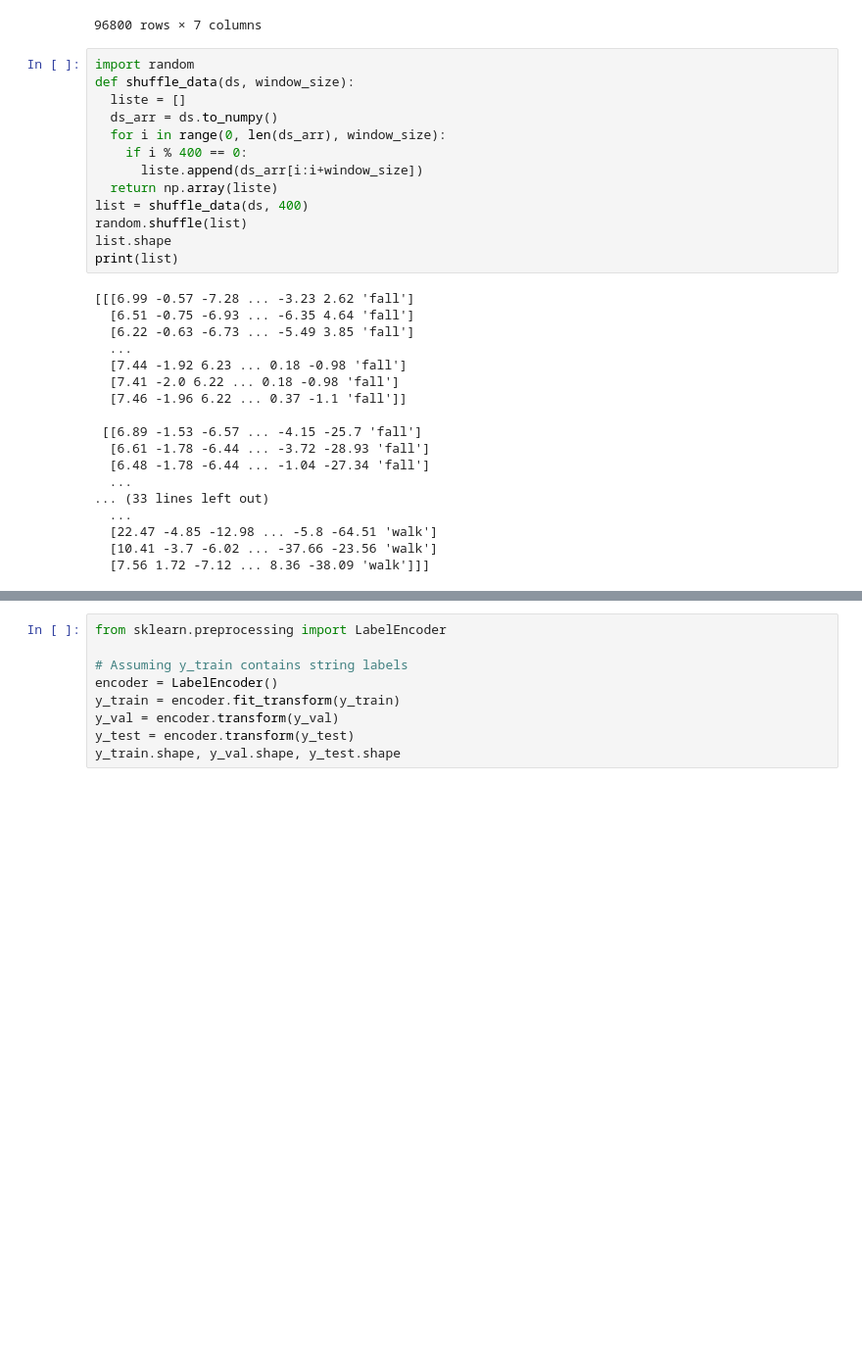
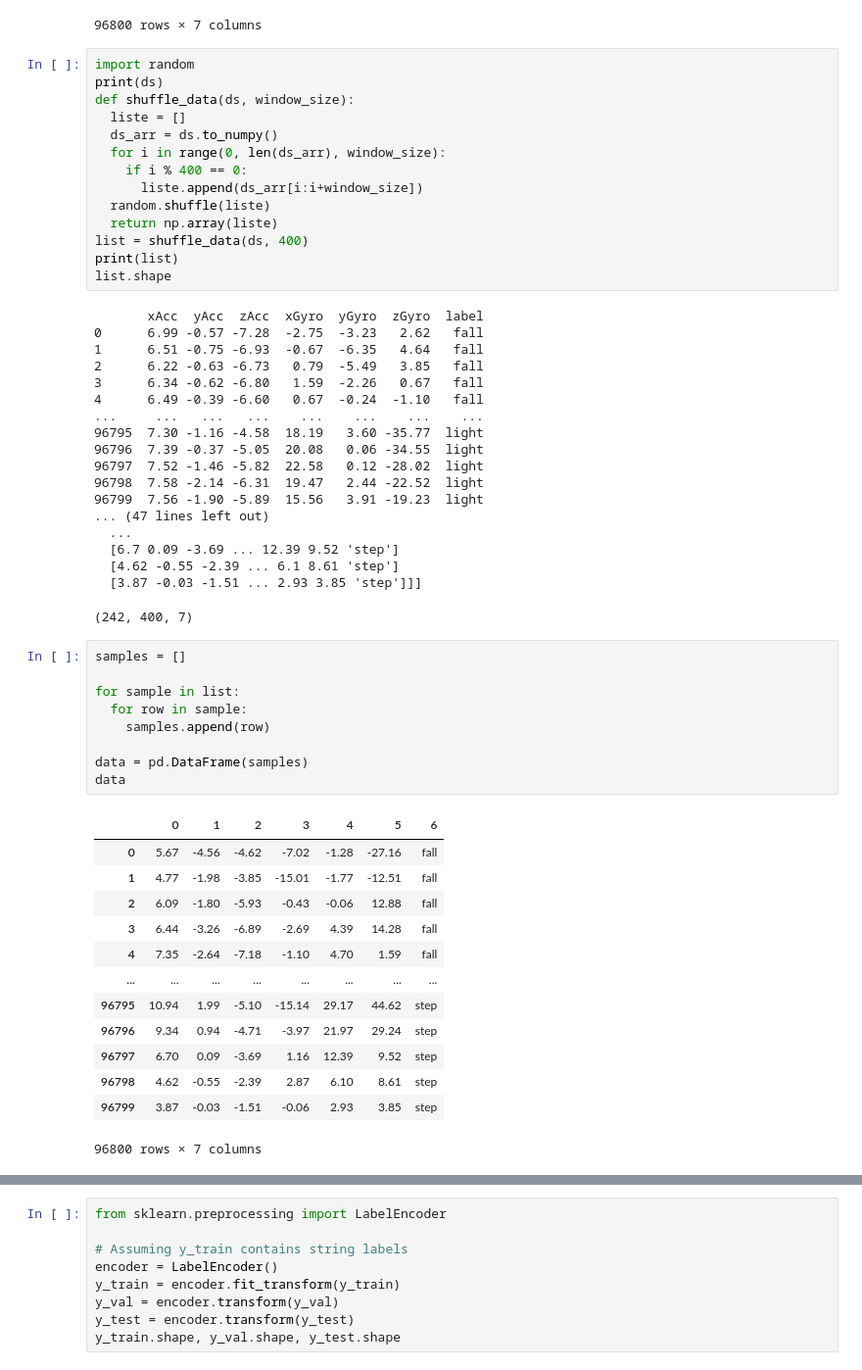
Before and after one commit to KristianS93/ML_LSTM, a Jupyter notebook: project/Falls-vs-normal.ipynb, the cells around one changed output, grey strips where cells are left out. Shown: that part at 98% size. Saved outputs shown, nothing was run; the diff lists cells and outputs as text; blank space fills up the shorter version.

```diff
--- a/project/Falls-vs-normal.ipynb
+++ b/project/Falls-vs-normal.ipynb
@@ -25,34 +25,59 @@ ds
 96800 rows × 7 columns
 # %%
 import random
+print(ds)
 def shuffle_data(ds, window_size):
   liste = []
   ds_arr = ds.to_numpy()
   for i in range(0, len(ds_arr), window_size):
     if i % 400 == 0:
       liste.append(ds_arr[i:i+window_size])
+  random.shuffle(liste)
   return np.array(liste)
 list = shuffle_data(ds, 400)
-random.shuffle(list)
+print(list)
 list.shape
-print(list)
 # %% [output]
-[[[6.99 -0.57 -7.28 ... -3.23 2.62 'fall']
-  [6.51 -0.75 -6.93 ... -6.35 4.64 'fall']
-  [6.22 -0.63 -6.73 ... -5.49 3.85 'fall']
+       xAcc  yAcc  zAcc  xGyro  yGyro  zGyro  label
+0      6.99 -0.57 -7.28  -2.75  -3.23   2.62   fall
+1      6.51 -0.75 -6.93  -0.67  -6.35   4.64   fall
+2      6.22 -0.63 -6.73   0.79  -5.49   3.85   fall
+3      6.34 -0.62 -6.80   1.59  -2.26   0.67   fall
+4      6.49 -0.39 -6.60   0.67  -0.24  -1.10   fall
+...     ...   ...   ...    ...    ...    ...    ...
+96795  7.30 -1.16 -4.58  18.19   3.60 -35.77  light
+96796  7.39 -0.37 -5.05  20.08   0.06 -34.55  light
+96797  7.52 -1.46 -5.82  22.58   0.12 -28.02  light
+96798  7.58 -2.14 -6.31  19.47   2.44 -22.52  light
+96799  7.56 -1.90 -5.89  15.56   3.91 -19.23  light
+... (47 lines left out)
   ...
-  [7.44 -1.92 6.23 ... 0.18 -0.98 'fall']
-  [7.41 -2.0 6.22 ... 0.18 -0.98 'fall']
-  [7.46 -1.96 6.22 ... 0.37 -1.1 'fall']]
-
- [[6.89 -1.53 -6.57 ... -4.15 -25.7 'fall']
-  [6.61 -1.78 -6.44 ... -3.72 -28.93 'fall']
-  [6.48 -1.78 -6.44 ... -1.04 -27.34 'fall']
-  ...
-... (33 lines left out)
-  ...
-  [22.47 -4.85 -12.98 ... -5.8 -64.51 'walk']
-  [10.41 -3.7 -6.02 ... -37.66 -23.56 'walk']
-  [7.56 1.72 -7.12 ... 8.36 -38.09 'walk']]]
+  [6.7 0.09 -3.69 ... 12.39 9.52 'step']
+  [4.62 -0.55 -2.39 ... 6.1 8.61 'step']
+  [3.87 -0.03 -1.51 ... 2.93 3.85 'step']]]
+(242, 400, 7)
+# %%
+samples = []
+
+for sample in list:
+  for row in sample:
+    samples.append(row)
+
+data = pd.DataFrame(samples)
+data
+# %% [output]
+|  | 0 | 1 | 2 | 3 | 4 | 5 | 6 |
+| 0 | 5.67 | -4.56 | -4.62 | -7.02 | -1.28 | -27.16 | fall |
+| 1 | 4.77 | -1.98 | -3.85 | -15.01 | -1.77 | -12.51 | fall |
+| 2 | 6.09 | -1.80 | -5.93 | -0.43 | -0.06 | 12.88 | fall |
+| 3 | 6.44 | -3.26 | -6.89 | -2.69 | 4.39 | 14.28 | fall |
+| 4 | 7.35 | -2.64 | -7.18 | -1.10 | 4.70 | 1.59 | fall |
+| ... | ... | ... | ... | ... | ... | ... | ... |
+| 96795 | 10.94 | 1.99 | -5.10 | -15.14 | 29.17 | 44.62 | step |
+| 96796 | 9.34 | 0.94 | -4.71 | -3.97 | 21.97 | 29.24 | step |
+| 96797 | 6.70 | 0.09 | -3.69 | 1.16 | 12.39 | 9.52 | step |
+| 96798 | 4.62 | -0.55 | -2.39 | 2.87 | 6.10 | 8.61 | step |
+| 96799 | 3.87 | -0.03 | -1.51 | -0.06 | 2.93 | 3.85 | step |
+96800 rows × 7 columns
 # %%
 
```
Also changed, not shown: parts of 8 cells of this notebook, 1 other file.
